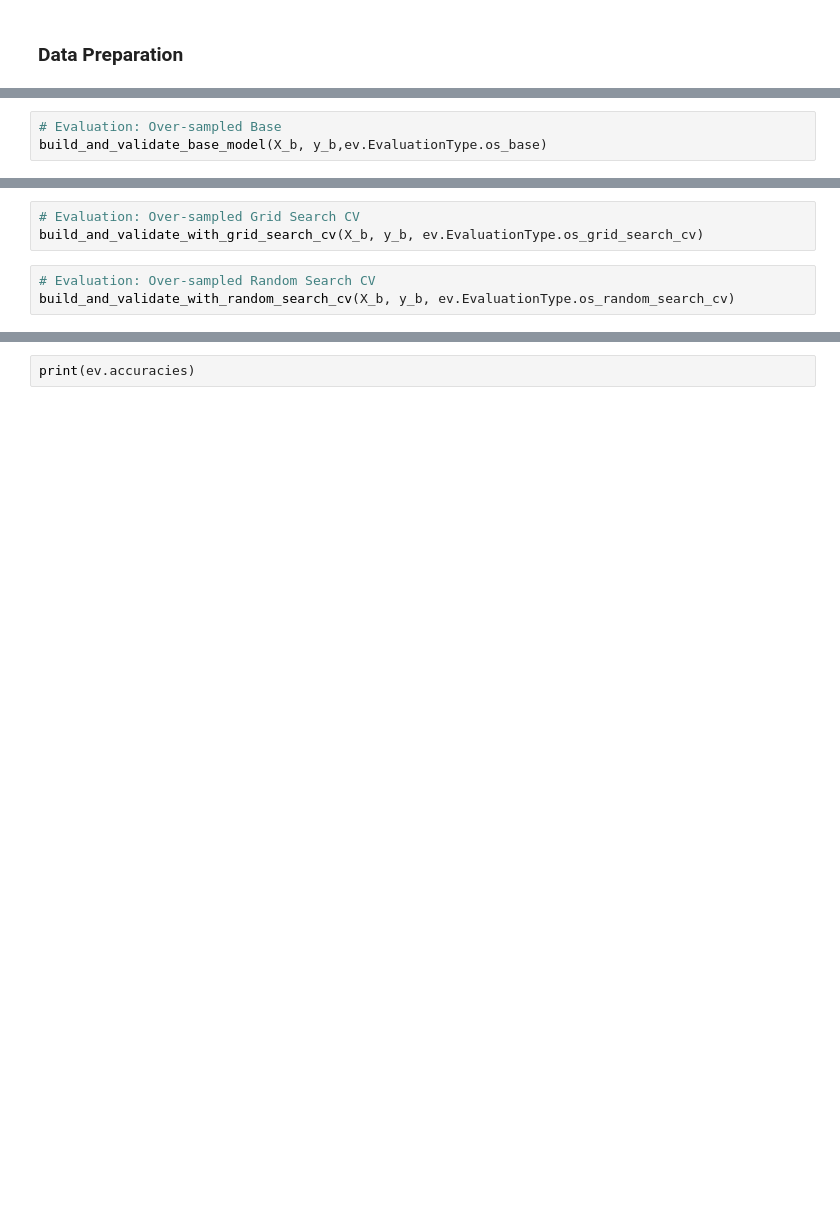
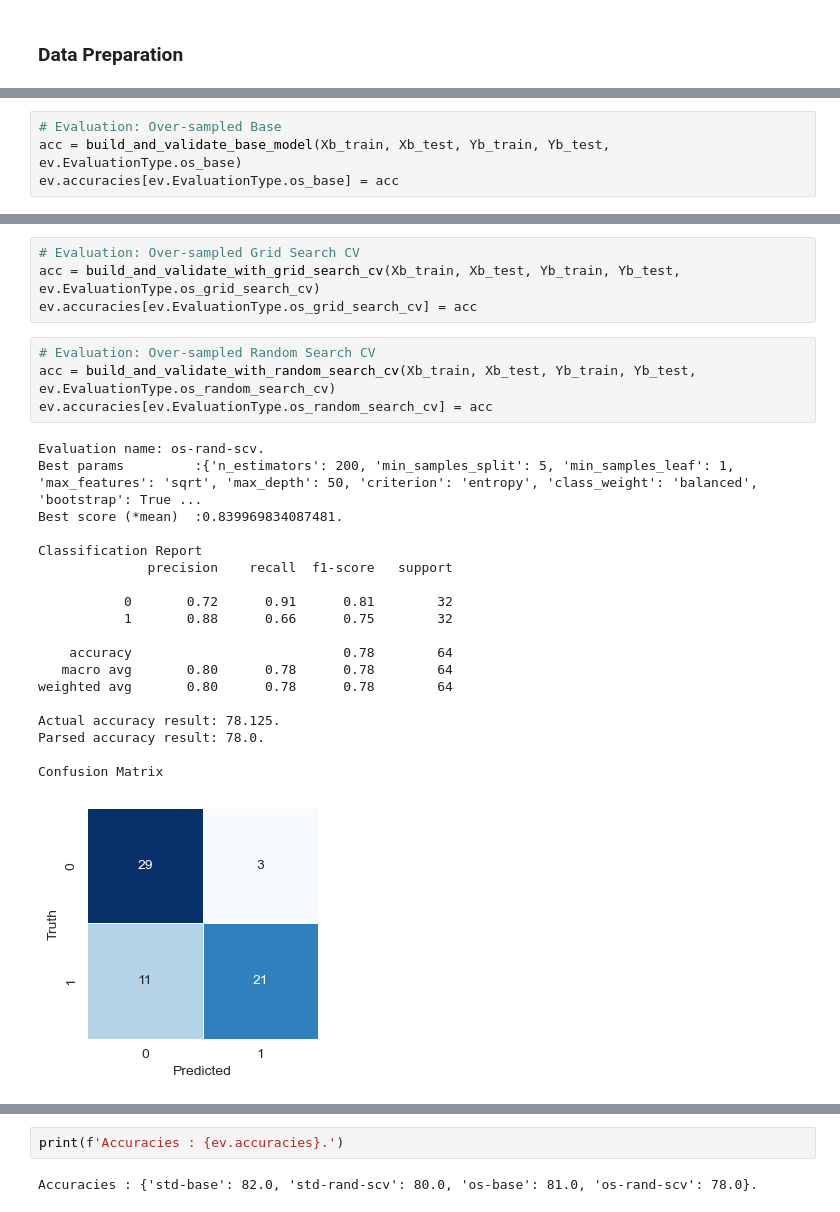
Before and after one commit to everhettoo/heart-disease-analysis, a Jupyter notebook: 4.0-model-random-forest.ipynb, the cells around one changed output, grey strips where cells are left out. Cells and saved outputs as stored; diff of their text form; blank space fills up the shorter version.

```diff
--- a/4.0-model-random-forest.ipynb
+++ b/4.0-model-random-forest.ipynb
@@ -212,3 +272,4 @@ sns.countplot(x=y_b)
 # %%
 # Evaluation: Over-sampled Base
-build_and_validate_base_model(X_b, y_b,ev.EvaluationType.os_base)
+acc = build_and_validate_base_model(Xb_train, Xb_test, Yb_train, Yb_test, ev.EvaluationType.os_base)
+ev.accuracies[ev.EvaluationType.os_base] = acc
@@ -215,6 +296,28 @@ build_and_validate_base_model(X_b, y_b,ev.EvaluationType.os_base)
 # %%
 # Evaluation: Over-sampled Grid Search CV
-build_and_validate_with_grid_search_cv(X_b, y_b, ev.EvaluationType.os_grid_search_cv)
+acc = build_and_validate_with_grid_search_cv(Xb_train, Xb_test, Yb_train, Yb_test, ev.EvaluationType.os_grid_search_cv)
+ev.accuracies[ev.EvaluationType.os_grid_search_cv] = acc
 # %%
 # Evaluation: Over-sampled Random Search CV
-build_and_validate_with_random_search_cv(X_b, y_b, ev.EvaluationType.os_random_search_cv)
+acc = build_and_validate_with_random_search_cv(Xb_train, Xb_test, Yb_train, Yb_test, ev.EvaluationType.os_random_search_cv)
+ev.accuracies[ev.EvaluationType.os_random_search_cv] = acc
+# %% [output]
+Evaluation name: os-rand-scv.
+Best params         :{'n_estimators': 200, 'min_samples_split': 5, 'min_samples_leaf': 1, 'max_features': 'sqrt', 'max_depth': 50, 'criterion': 'entropy', 'class_weight': 'balanced', 'bootstrap': True ...
+Best score (*mean)  :0.839969834087481.
+
+Classification Report
+              precision    recall  f1-score   support
+
+           0       0.72      0.91      0.81        32
+           1       0.88      0.66      0.75        32
+
+    accuracy                           0.78        64
+   macro avg       0.80      0.78      0.78        64
+weighted avg       0.80      0.78      0.78        64
+
+Actual accuracy result: 78.125.
+Parsed accuracy result: 78.0.
+
+Confusion Matrix
+[figure, added]
@@ -221,3 +325,5 @@ build_and_validate_with_random_search_cv(X_b, y_b, ev.EvaluationType.os_random_s
 # %%
-print(ev.accuracies)
+print(f'Accuracies : {ev.accuracies}.')
+# %% [output]
+Accuracies : {'std-base': 82.0, 'std-rand-scv': 80.0, 'os-base': 81.0, 'os-rand-scv': 78.0}.
 # %% [markdown]
```
Also changed, not shown: parts of 27 cells of this notebook.
